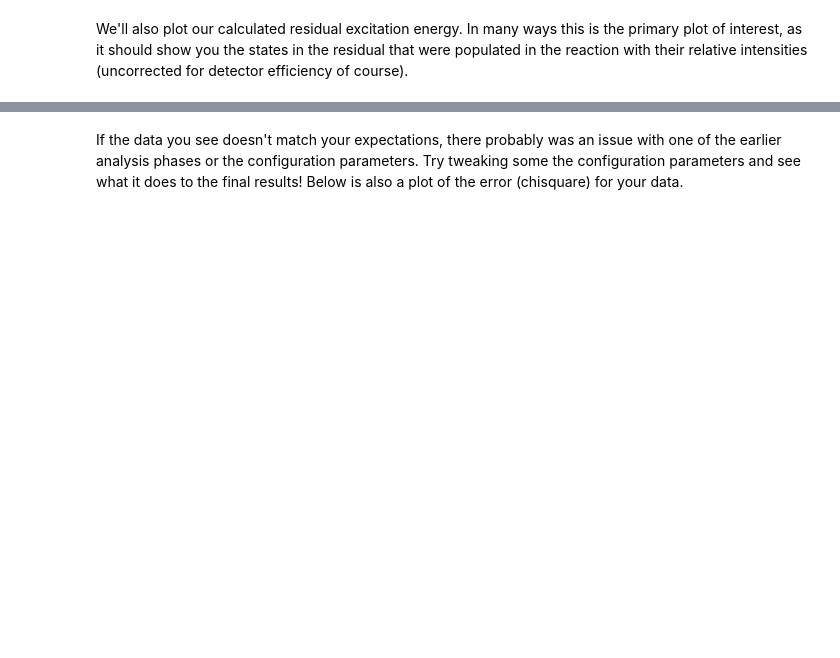
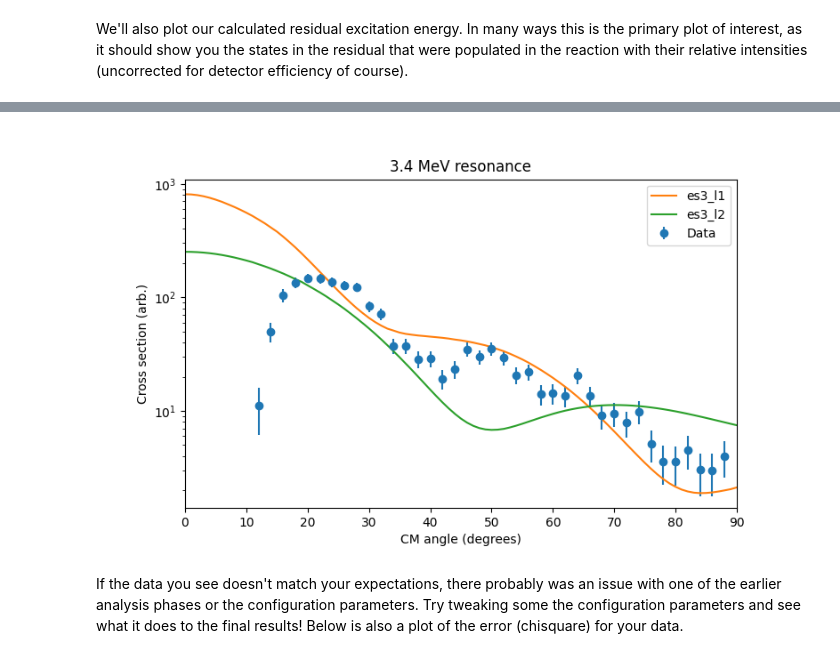
Before and after one commit to ATTPC/Spyral, a Jupyter notebook: notebooks/example_analysis.ipynb, the cells around one changed output, grey strips where cells are left out. Cells and saved outputs as stored; diff of their text form; code cells hidden in the pictures; blank space fills up the shorter version.

```diff
--- a/notebooks/example_analysis.ipynb
+++ b/notebooks/example_analysis.ipynb
@@ -139,3 +196,41 @@ fig.set_figwidth(8.0)
+# %%
+#Convert to arbitrary cross section
+cm_hist = grammer.get_hist1d("cm_polar")
+bins = cm_hist.bins
+bin_width = cm_hist.bin_width
+
+arb_xs = cm_hist.counts / np.sin(np.deg2rad(bins[:len(bins)-1]+bin_width/2)) / bin_width
+err = np.sqrt(cm_hist.counts) / np.sin(np.deg2rad(bins[:len(bins)-1]+bin_width/2)) / bin_width
+
+es3_l1 = pl.read_csv("/Users/attpc/Desktop/es3_l1.txt")
+welp = es3_l1.to_dict(as_series=True)
+es3_l2 = pl.read_csv("/Users/attpc/Desktop/es3_l2.txt")
+welpy = es3_l2.to_dict(as_series=True)
+es2_l2 = pl.read_csv("/Users/attpc/Desktop/es2_l2.txt")
+welpe = es2_l2.to_dict(as_series=True)
+es2_l3 = pl.read_csv("/Users/attpc/Desktop/es2_l3.txt")
+welper = es2_l3.to_dict(as_series=True)
+
+cm_hist = grammer.get_hist1d("cm_polar")
+fig, ax = plt.subplots(1,1)
+ax.errorbar(bins[:len(bins)-1], arb_xs, yerr=err, fmt='o', label="Data")
+ax.plot(welp['angle'],welp['xs']*3.5, label="es3_l1")
+ax.plot(welpy['angle'],welpy['xs']*2, label="es3_l2")
+
+#ax.plot(welpe['angle'],welpe['xs']*3.5, label="es2_l2")
+#ax.plot(welper['angle'],welper['xs']*1.75, label="es2_l3")
+
+#ax.set_title(f"{residual.get_latex_rep()} CM Scattering Angle")
+ax.set_title("3.4 MeV resonance")
+ax.set_xlabel("CM angle (degrees)")
+ax.set_ylabel("Cross section (arb.)")
+ax.semilogy()
+ax.legend()
+plt.xlim(0,90)
+#plt.ylim(0,200)
+fig.set_figwidth(8.0)
+# %% [output]
+[figure, added]
 # %% [markdown]
 If the data you see doesn't match your expectations, there probably was an issue with one of the earlier analysis phases or the configuration parameters. Try  tweaking some the configuration parameters and see what it does to the final results! Below is also a plot of the error (chisquare) for your data.
 # %%
```
Also changed, not shown: parts of 9 cells of this notebook, 2 other files.
